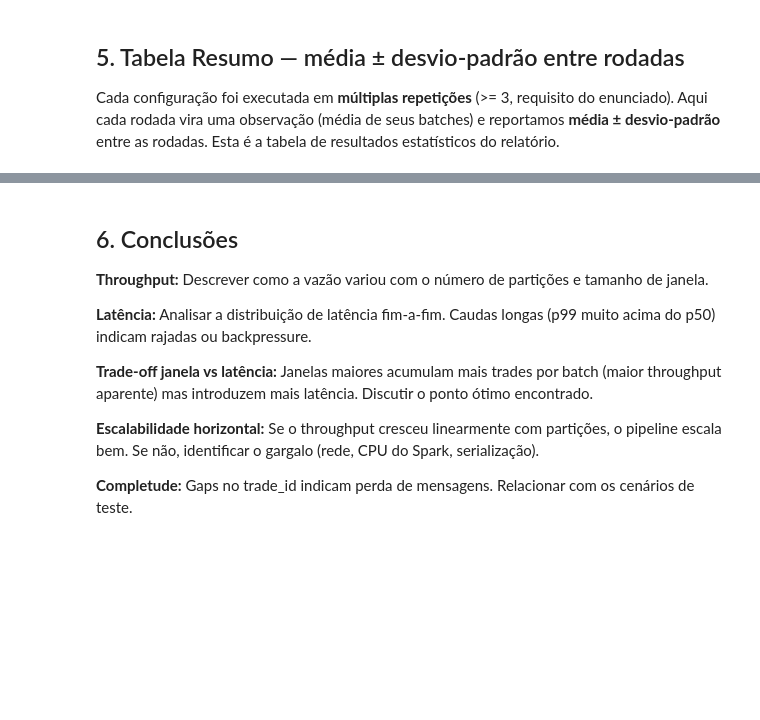
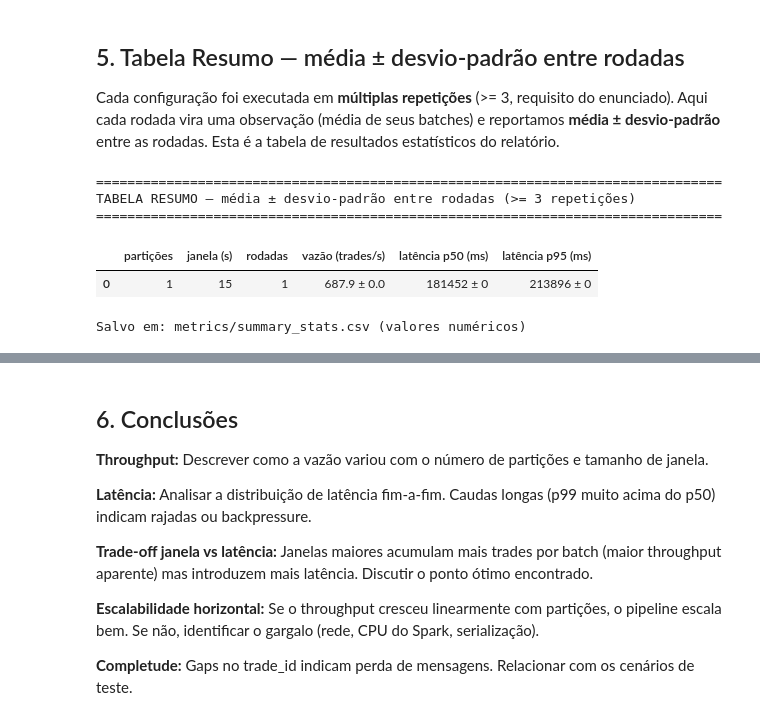
Before and after one commit to viniciusvdias/pdm, a Jupyter notebook: src/analysis.ipynb, the cells around one changed output, grey strips where cells are left out. Saved outputs shown, nothing was run; the diff lists cells and outputs as text; code cells hidden in the pictures; blank space fills up the shorter version.

```diff
--- a/src/analysis.ipynb
+++ b/src/analysis.ipynb
@@ -18,12 +18,17 @@ plt.style.use('seaborn-v0_8-whitegrid')
 plt.rcParams['figure.figsize'] = (12, 5)
 plt.rcParams['font.size'] = 12
 
-METRICS_DIR = Path("metrics")
+# Força o caminho relativo a partir de onde o notebook está executando
+METRICS_DIR = Path.cwd().parent / "metrics"
+
+# Cria o diretório (e diretórios pai, se necessário) caso ele não exista
+METRICS_DIR.mkdir(parents=True, exist_ok=True)
 
 # Carrega todos os CSVs de performance
 perf_files = sorted(METRICS_DIR.glob("performance_*.csv"))
 candle_files = sorted(METRICS_DIR.glob("candles_*.csv"))
 
+print(f"Diretório de métricas resolvido: {METRICS_DIR}")
 print(f"Arquivos de performance encontrados: {len(perf_files)}")
 for f in perf_files:
     print(f"  - {f.name}")
@@ -250,34 +281,41 @@ if not perf.empty:
                         latency_p95=("latency_p95_ms", "mean"),
                         latency_p99=("latency_p99_ms", "mean"),
                         trades=("num_trades", "sum")))
 
     # 2) Estatística ENTRE RODADAS: média e desvio-padrão amostral (ddof=1)
     stats = (per_run.groupby(["partitions", "window_s"])
                     .agg(n_runs=("run", "nunique"),
                          throughput_avg=("throughput", "mean"),
                          throughput_std=("throughput", "std"),
                          latency_p50_avg=("latency_p50", "mean"),
                          latency_p50_std=("latency_p50", "std"),
                          latency_p95_avg=("latency_p95", "mean"),
                          latency_p95_std=("latency_p95", "std"))
                     .reset_index())
-    stats.to_csv("metrics/summary_stats.csv", index=False)
+    stats.to_csv(METRICS_DIR / "summary_stats.csv", index=False)
 
     # Tabela formatada "média ± desvio" pronta para colar no relatório
     tabela = pd.DataFrame({
         "partições": stats["partitions"].astype(int),
         "janela (s)": stats["window_s"].astype(int),
         "rodadas": stats["n_runs"].astype(int),
         "vazão (trades/s)": [f"{m:.1f} ± {s:.1f}" for m, s in zip(stats["throughput_avg"], stats["throughput_std"].fillna(0))],
         "latência p50 (ms)": [f"{m:.0f} ± {s:.0f}" for m, s in zip(stats["latency_p50_avg"], stats["latency_p50_std"].fillna(0))],
         "latência p95 (ms)": [f"{m:.0f} ± {s:.0f}" for m, s in zip(stats["latency_p95_avg"], stats["latency_p95_std"].fillna(0))],
     })
 
     print("=" * 80)
     print("TABELA RESUMO — média ± desvio-padrão entre rodadas (>= 3 repetições)")
     print("=" * 80)
     display(tabela)
     print("\nSalvo em: metrics/summary_stats.csv (valores numéricos)")
+# %% [output]
+================================================================================
+TABELA RESUMO — média ± desvio-padrão entre rodadas (>= 3 repetições)
+================================================================================
+|  | partições | janela (s) | rodadas | vazão (trades/s) | latência p50 (ms) | latência p95 (ms) |
+| 0 | 1 | 15 | 1 | 687.9 ± 0.0 | 181452 ± 0 | 213896 ± 0 |
+Salvo em: metrics/summary_stats.csv (valores numéricos)
 # %%
 if not perf.empty:
     # Gráficos com BARRAS DE ERRO = desvio-padrão entre rodadas (janela 10s)
```
Also changed, not shown: parts of 8 cells of this notebook, 7 other files.
